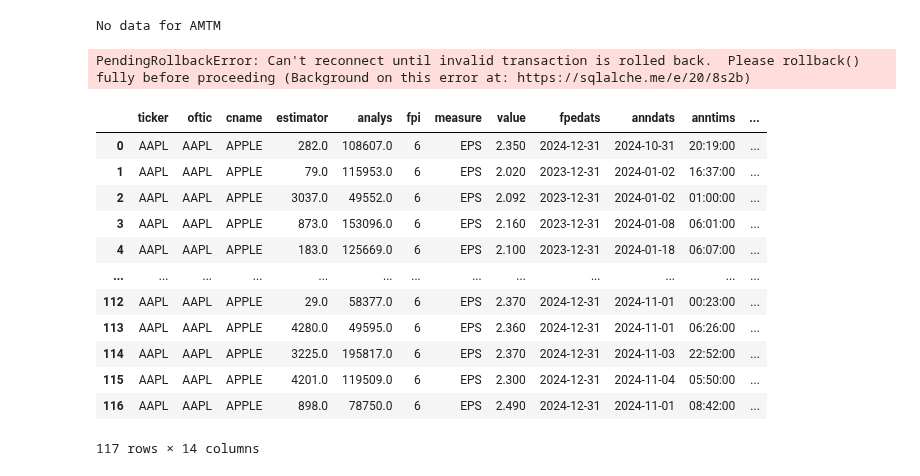
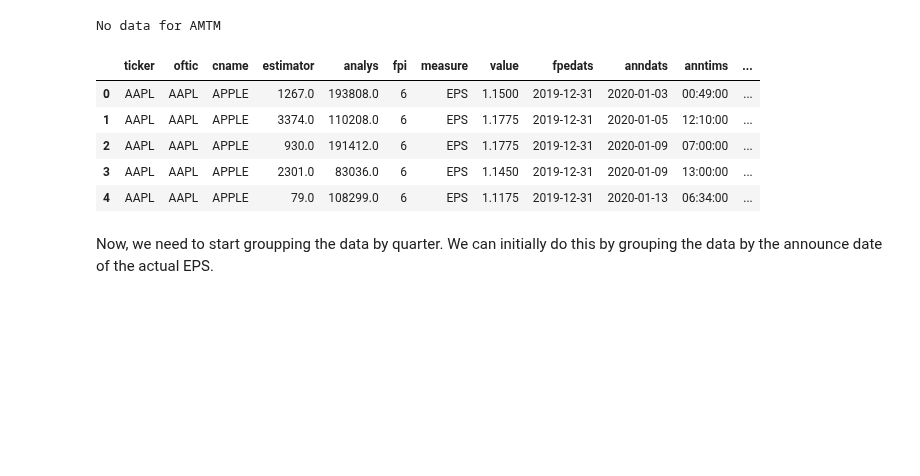
Before and after one commit to jacobf18/Dist-NN, a Jupyter notebook: wrds.ipynb, the cells around one changed output. Cells and saved outputs as stored; diff of their text form; code cells hidden in the pictures; blank space fills up the shorter version.

Commit message:
added most of the algorithm for wrds data

```diff
--- a/wrds.ipynb
+++ b/wrds.ipynb
@@ -55,29 +53,27 @@ for oftic, ibes in tqdm(ibes_tickers):
                          and fpi = '6'
                          """)
     data.to_csv(f"data/ibes/{oftic}.csv", index=False)
-# %%
-ibes_data = conn.raw_sql("""SELECT ticker, oftic, cname, estimator, analys, FPI, MEASURE, VALUE, FPEDATS, ANNDATS, ANNTIMS, ACTUAL, ANNDATS_ACT, ANNTIMS_ACT
-                         FROM tr_ibes.det_epsus
-                         WHERE oftic = 'AAPL'
-                         and anndats >= '01/01/2024'
-                         and fpi = '6'
-                         """)
-ibes_data
-# %% [output]
-PendingRollbackError: Can't reconnect until invalid transaction is rolled back.  Please rollback() fully before proceeding (Background on this error at: https://sqlalche.me/e/20/8s2b)
+# %%
+import pickle
+
+with open('ibes_tickers.pkl', 'wb') as f:
+    pickle.dump(ibes_tickers, f)
+# %%
+with open('ibes_tickers.pkl', 'rb') as f:
+    ibes_tickers = pickle.load(f)
+# %%
+ibes_data = dict()
+for oftic, ibes in tqdm(ibes_tickers):
+    data = pd.read_csv(f"data/ibes/{oftic}.csv")
+    ibes_data[oftic] = data
 # %%
-ibes_data
+ibes_data['AAPL'].head()
 # %% [output]
 |  | ticker | oftic | cname | estimator | analys | fpi | measure | value | fpedats | anndats | anntims | ... |
-| 0 | AAPL | AAPL | APPLE | 282.0 | 108607.0 | 6 | EPS | 2.350 | 2024-12-31 | 2024-10-31 | 20:19:00 | ... |
-| 1 | AAPL | AAPL | APPLE | 79.0 | 115953.0 | 6 | EPS | 2.020 | 2023-12-31 | 2024-01-02 | 16:37:00 | ... |
-| 2 | AAPL | AAPL | APPLE | 3037.0 | 49552.0 | 6 | EPS | 2.092 | 2023-12-31 | 2024-01-02 | 01:00:00 | ... |
-| 3 | AAPL | AAPL | APPLE | 873.0 | 153096.0 | 6 | EPS | 2.160 | 2023-12-31 | 2024-01-08 | 06:01:00 | ... |
-| 4 | AAPL | AAPL | APPLE | 183.0 | 125669.0 | 6 | EPS | 2.100 | 2023-12-31 | 2024-01-18 | 06:07:00 | ... |
-| ... | ... | ... | ... | ... | ... | ... | ... | ... | ... | ... | ... | ... |
-| 112 | AAPL | AAPL | APPLE | 29.0 | 58377.0 | 6 | EPS | 2.370 | 2024-12-31 | 2024-11-01 | 00:23:00 | ... |
-| 113 | AAPL | AAPL | APPLE | 4280.0 | 49595.0 | 6 | EPS | 2.360 | 2024-12-31 | 2024-11-01 | 06:26:00 | ... |
-| 114 | AAPL | AAPL | APPLE | 3225.0 | 195817.0 | 6 | EPS | 2.370 | 2024-12-31 | 2024-11-03 | 22:52:00 | ... |
-| 115 | AAPL | AAPL | APPLE | 4201.0 | 119509.0 | 6 | EPS | 2.300 | 2024-12-31 | 2024-11-04 | 05:50:00 | ... |
-| 116 | AAPL | AAPL | APPLE | 898.0 | 78750.0 | 6 | EPS | 2.490 | 2024-12-31 | 2024-11-01 | 08:42:00 | ... |
+| 0 | AAPL | AAPL | APPLE | 1267.0 | 193808.0 | 6 | EPS | 1.1500 | 2019-12-31 | 2020-01-03 | 00:49:00 | ... |
+| 1 | AAPL | AAPL | APPLE | 3374.0 | 110208.0 | 6 | EPS | 1.1775 | 2019-12-31 | 2020-01-05 | 12:10:00 | ... |
+| 2 | AAPL | AAPL | APPLE | 930.0 | 191412.0 | 6 | EPS | 1.1775 | 2019-12-31 | 2020-01-09 | 07:00:00 | ... |
+| 3 | AAPL | AAPL | APPLE | 2301.0 | 83036.0 | 6 | EPS | 1.1450 | 2019-12-31 | 2020-01-09 | 13:00:00 | ... |
+| 4 | AAPL | AAPL | APPLE | 79.0 | 108299.0 | 6 | EPS | 1.1175 | 2019-12-31 | 2020-01-13 | 06:34:00 | ... |
-117 rows × 14 columns
+# %% [markdown]
+Now, we need to start groupping the data by quarter. We can initially do this by grouping the data by the announce date of the actual EPS.
```
Also changed, not shown: parts of 26 cells of this notebook.
